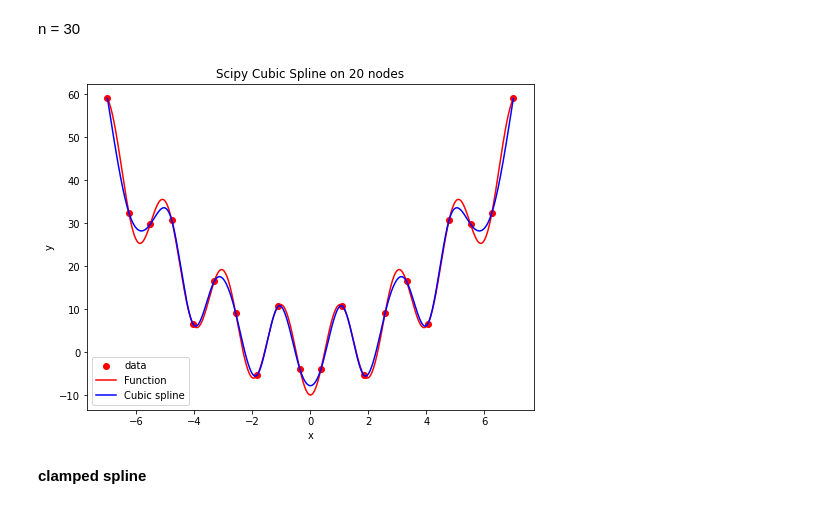
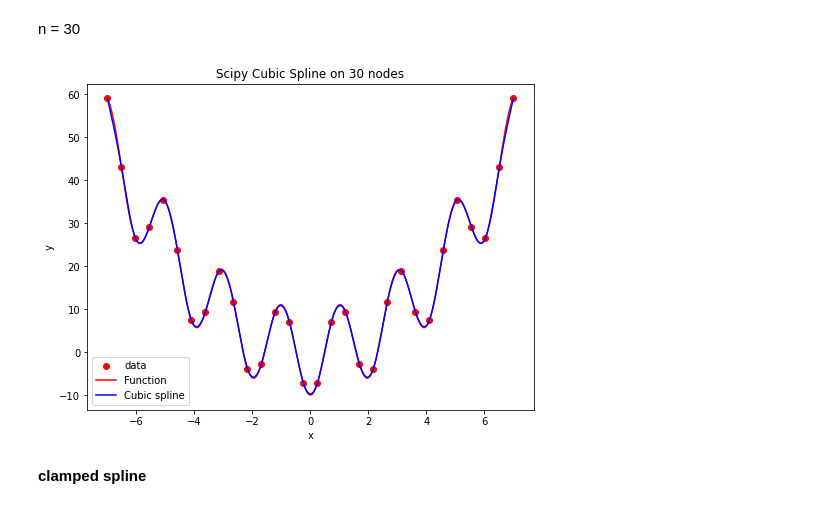
Before and after one commit to Szymon-Budziak/MOwNiT_course_AGH, a Jupyter notebook: Lab_4/Lab_4_code.ipynb, the cells around one changed output. Saved outputs shown, nothing was run; the diff lists cells and outputs as text; code cells hidden in the pictures.

```diff
--- a/Lab_4/Lab_4_code.ipynb
+++ b/Lab_4/Lab_4_code.ipynb
@@ -103,9 +113,9 @@ scipy_cubic_spline(-7, 7, 15, "natural")
 # %% [markdown]
 n = 30
 # %%
-scipy_cubic_spline(-7, 7, 20, "natural")
+scipy_cubic_spline(-7, 7, 30, "natural")
 # %% [output]
-[figure, old version]
+[figure, new version]
 # %% [markdown]
 __clamped spline__
 # %% [markdown]
```
Also changed, not shown: parts of 33 cells of this notebook.
